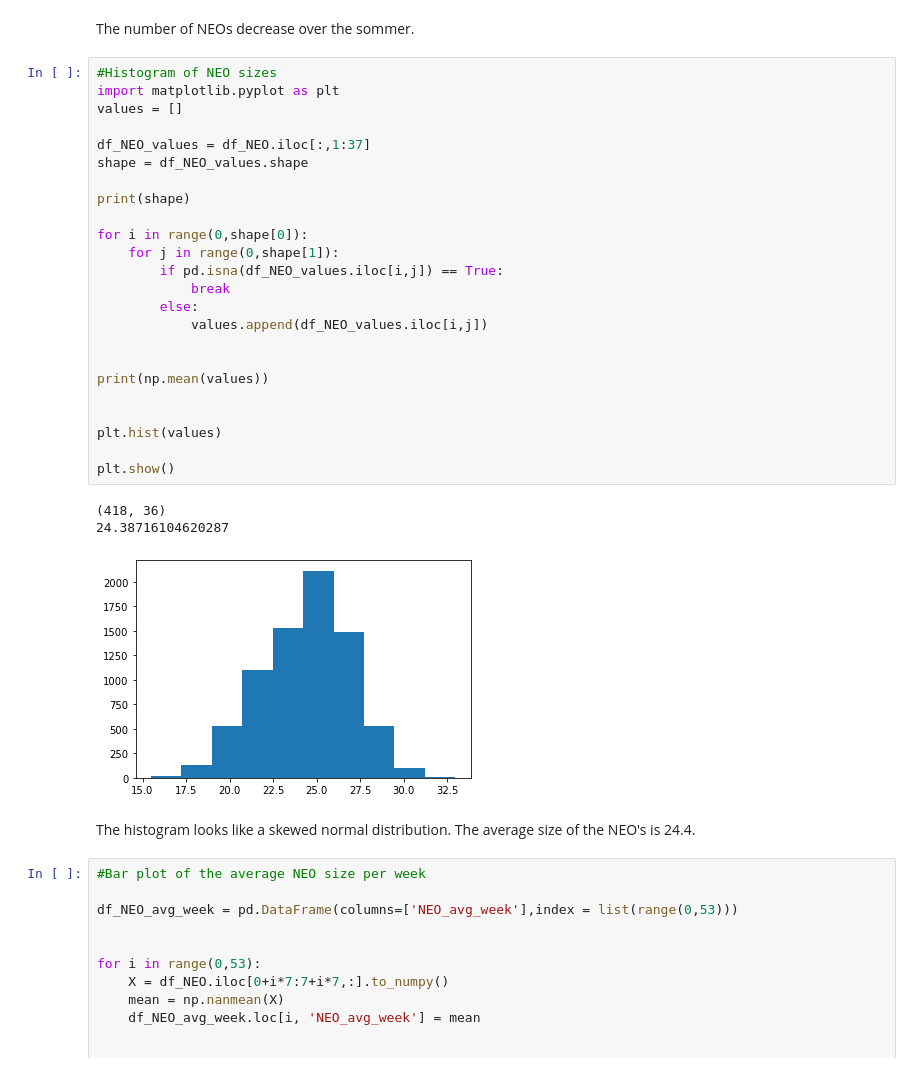
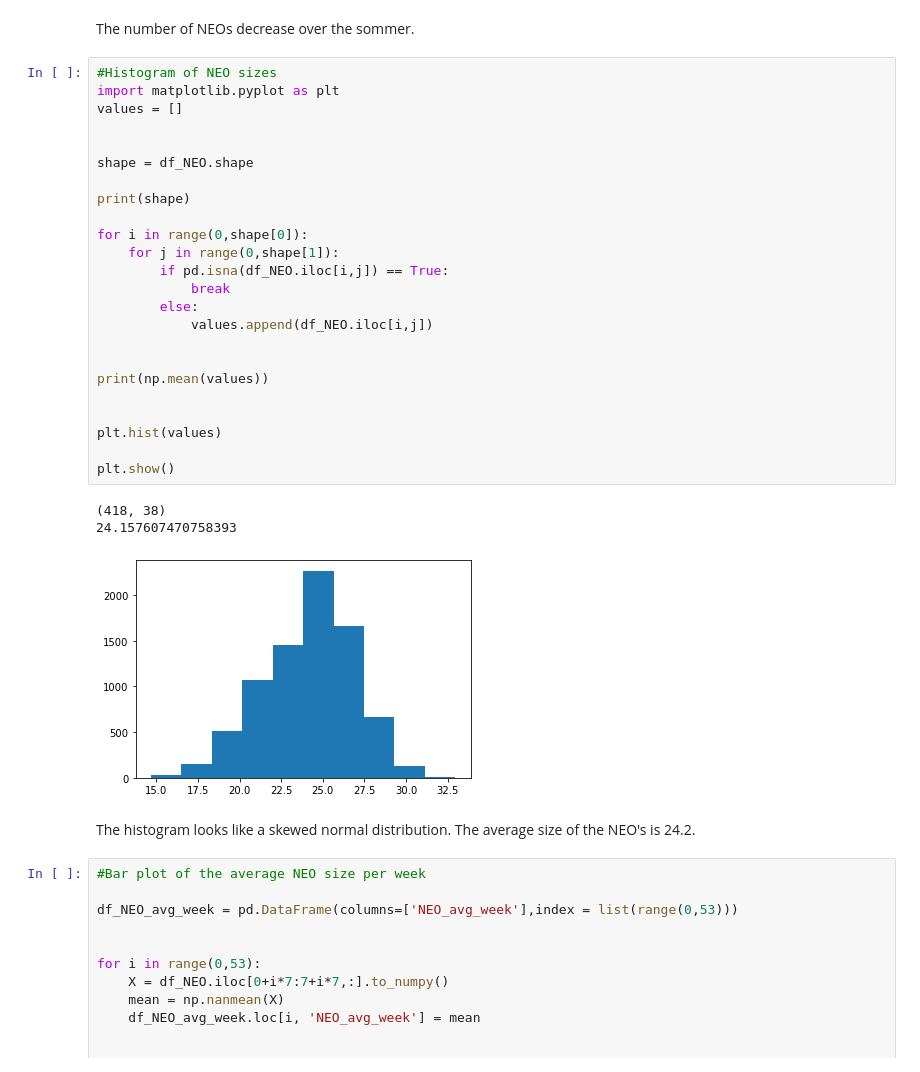
Before and after one commit to fred248h/62444-DVA, a Jupyter notebook: Frederik/5_nasa_data_collection_and_visualization_s204256.ipynb, the cells around one changed output. Saved outputs shown, nothing was run; the diff lists cells and outputs as text.

```diff
--- a/Frederik/5_nasa_data_collection_and_visualization_s204256.ipynb
+++ b/Frederik/5_nasa_data_collection_and_visualization_s204256.ipynb
@@ -218,33 +218,33 @@ The number of NEOs decrease over the sommer.
 # %%
 #Histogram of NEO sizes
 import matplotlib.pyplot as plt
 values = []
 
-df_NEO_values = df_NEO.iloc[:,1:37]
-shape = df_NEO_values.shape
+
+shape = df_NEO.shape
 
 print(shape)
 
 for i in range(0,shape[0]):
     for j in range(0,shape[1]):
-        if pd.isna(df_NEO_values.iloc[i,j]) == True:
+        if pd.isna(df_NEO.iloc[i,j]) == True:
             break
         else:
-            values.append(df_NEO_values.iloc[i,j])
+            values.append(df_NEO.iloc[i,j])
 
 
 print(np.mean(values))
 
 
 plt.hist(values)
 
 plt.show()
 # %% [output]
-(418, 36)
-24.38716104620287
+(418, 38)
+24.157607470758393
-[figure, old version]
+[figure, new version]
 # %% [markdown]
-The histogram looks like a skewed normal distribution. The average size of the NEO's is 24.4.
+The histogram looks like a skewed normal distribution. The average size of the NEO's is 24.2.
 # %%
 #Bar plot of the average NEO size per week
 
```
Also changed, not shown: parts of 3 cells of this notebook.
